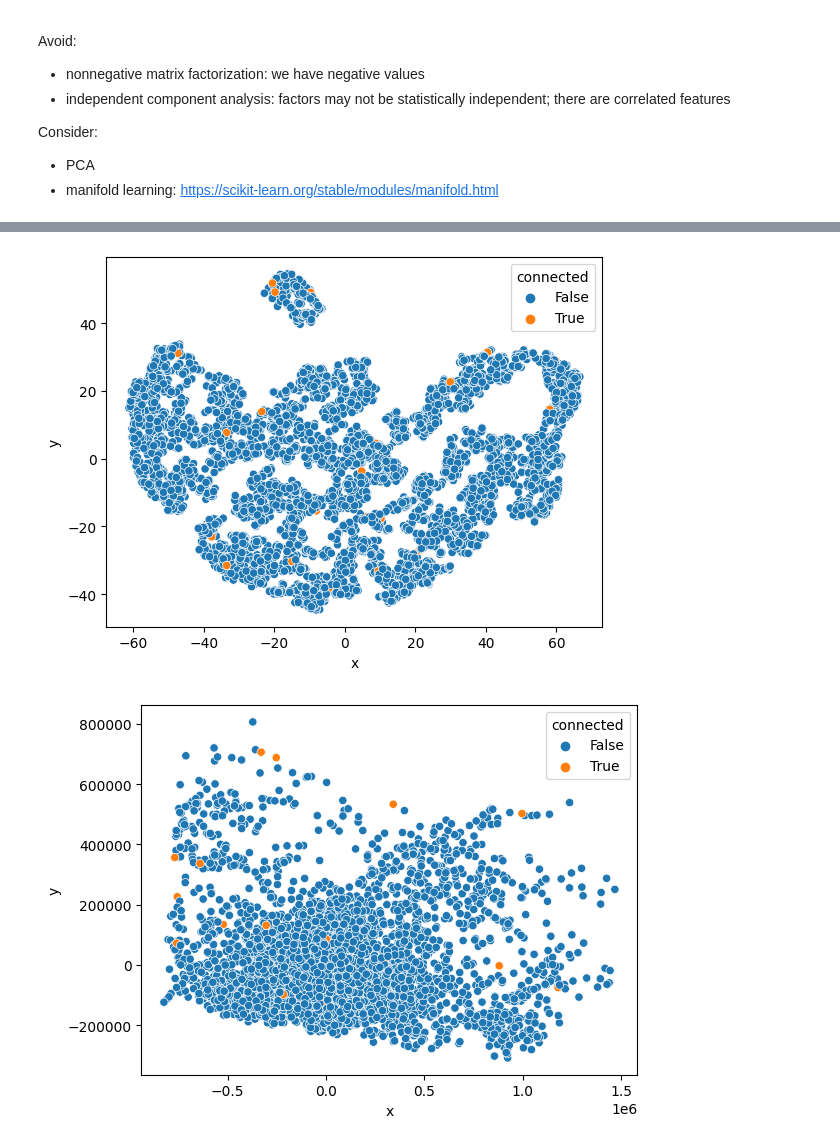
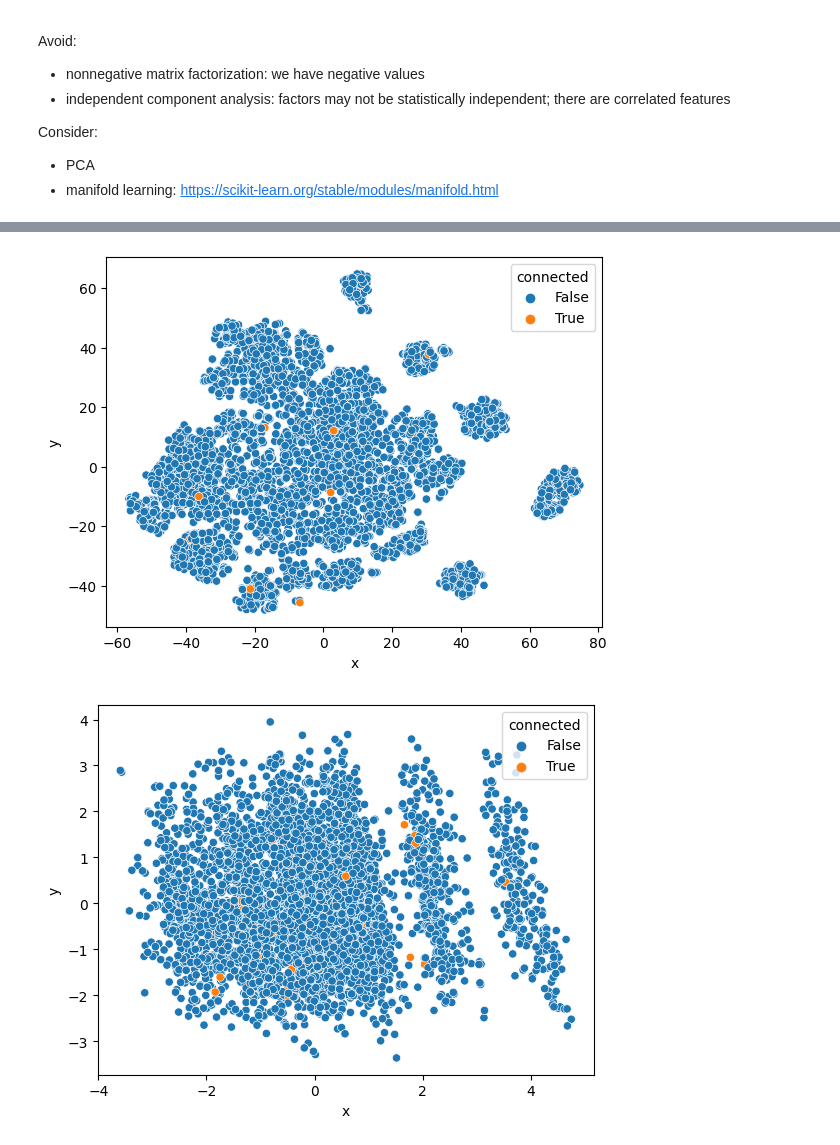
Before and after one commit to gwang034/elecfinal, a Jupyter notebook: Grace/pipeline_part1.ipynb, the cells around one changed output, grey strips where cells are left out. Cells and saved outputs as stored; diff of their text form; code cells hidden in the pictures.

Commit message:
Fix data cleaner pipeline to work with submission data
edits to data_cleaner.py

```diff
--- a/Grace/pipeline_part1.ipynb
+++ b/Grace/pipeline_part1.ipynb
@@ -46,13 +46,12 @@ from sklearn.manifold import Isomap
 from sklearn import preprocessing
 # %%
 def col_cleaner(df):
-    new_df = df._get_numeric_data().drop(columns=["ID", "connected", "pre_nucleus_id", "post_nucleus_id"])
+    new_df = df._get_numeric_data().drop(columns=["ID", "pre_nucleus_id", "post_nucleus_id"])
 
     # standardize
     scaler = preprocessing.StandardScaler().fit(new_df)
     scaled_df = scaler.transform(new_df)
     scaled_df = pd.DataFrame(scaled_df, columns=new_df.columns)
-    scaled_df["connected"]=df['connected']
     return scaled_df
 # %%
 def dimred_plot(X_transformed, num):
@@ -60,3 +59,6 @@ def dimred_plot(X_transformed, num):
     X_plot.rename(columns={0:"x", 1:"y"}, inplace=True)
     X_plot
     sns.scatterplot(X_plot, x='x', y='y', hue='connected')
+# %%
+X_train_scaled = col_cleaner(X_train)
+X_train_scaled
@@ -63,13 +79,13 @@ def dimred_plot(X_transformed, num):
 # %%
 model = TSNE(n_components=2, perplexity = 50)
 num = 5000
-X_transformed = model.fit_transform(X_train_dists[0:num])
+X_transformed = model.fit_transform(X_train_scaled[0:num])
 dimred_plot(X_transformed, num)
 # %% [output]
-[figure, old version]
+[figure, new version]
 # %%
-X_pca = PCA(n_components=2).fit_transform(X_train_dists[0:num])
+X_pca = PCA(n_components=2).fit_transform(X_train_scaled[0:num])
 dimred_plot(X_pca, num)
 # %% [output]
-[figure, old version]
+[figure, new version]
 # %%
```
Also changed, not shown: parts of 2 cells of this notebook, 1 other file.
